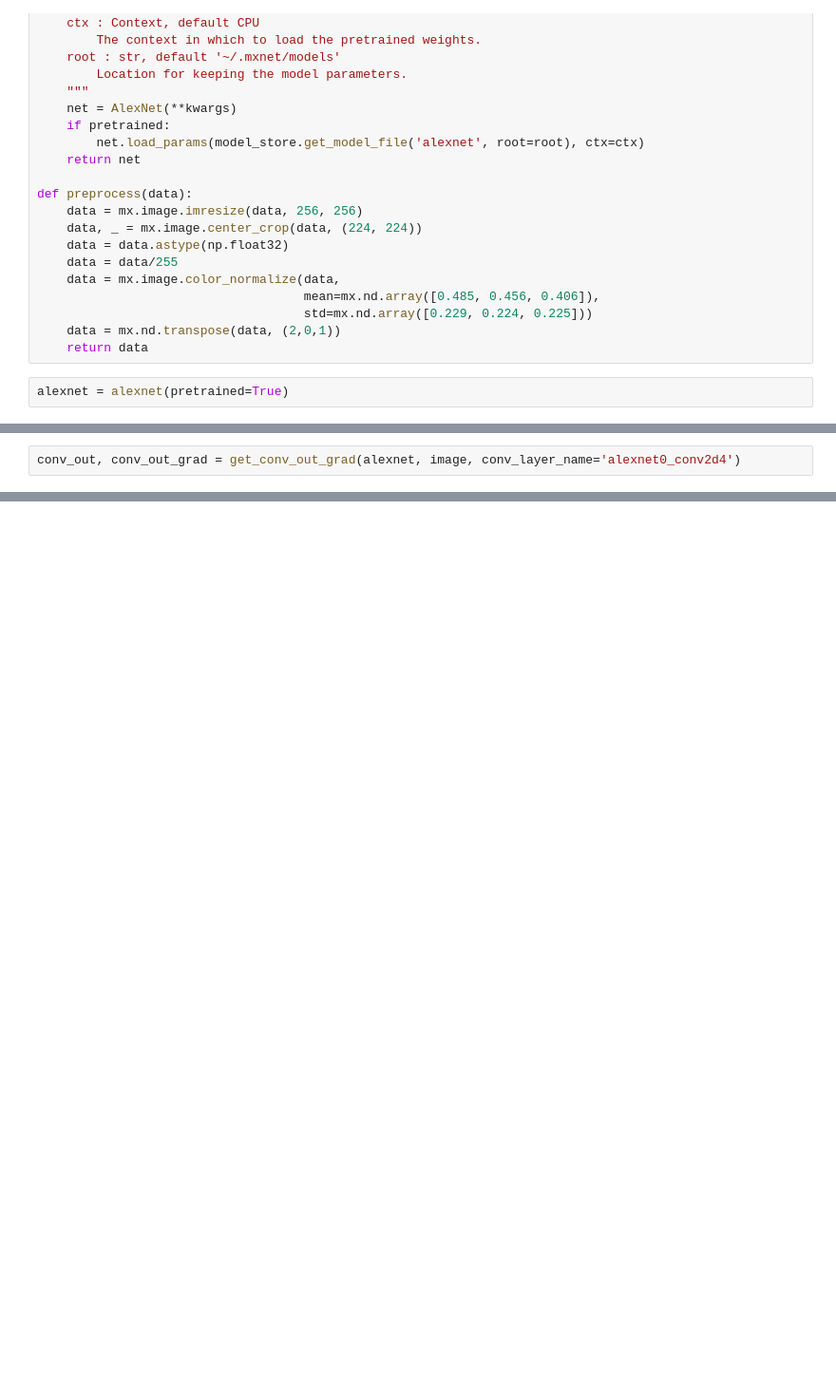
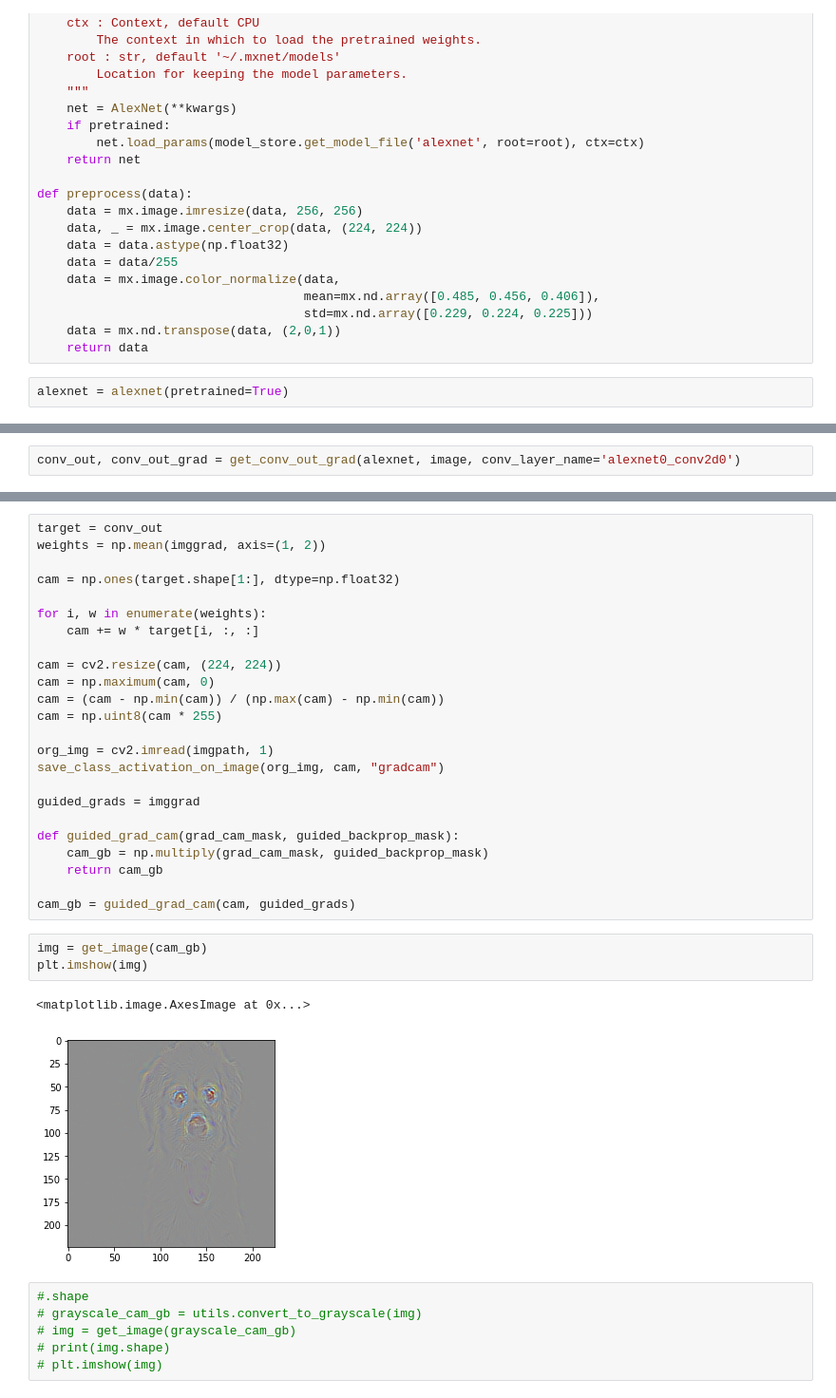
Before and after one commit to Ishitori/mxnet_tutorials, a Jupyter notebook: visualize_cnn/Interface.ipynb, the cells around one changed output, grey strips where cells are left out. Shown at 95% size. Drawn from its saved outputs; the diff is of its cells as text; blank space fills up the shorter version.

Commit message:
Gradcam works for any layer

```diff
--- a/visualize_cnn/Interface.ipynb
+++ b/visualize_cnn/Interface.ipynb
@@ -178,2 +168,2 @@ array([[[[ -1.16196729e-03,   1.92891457e-03,   1.86992041e-03, ...,
 # %%
-conv_out, conv_out_grad = get_conv_out_grad(alexnet, image, conv_layer_name='alexnet0_conv2d4')
+conv_out, conv_out_grad = get_conv_out_grad(alexnet, image, conv_layer_name='alexnet0_conv2d0')
@@ -199,0 +197,36 @@ array([[[[ 0.        ,  0.        ,  0.        , ...,  0.        ,
+# %%
+target = conv_out
+weights = np.mean(imggrad, axis=(1, 2))
+
+cam = np.ones(target.shape[1:], dtype=np.float32)
+
+for i, w in enumerate(weights):
+    cam += w * target[i, :, :]
+
+cam = cv2.resize(cam, (224, 224))
+cam = np.maximum(cam, 0)
+cam = (cam - np.min(cam)) / (np.max(cam) - np.min(cam))
+cam = np.uint8(cam * 255)
+
+org_img = cv2.imread(imgpath, 1)
+save_class_activation_on_image(org_img, cam, "gradcam")
+
+guided_grads = imggrad
+
+def guided_grad_cam(grad_cam_mask, guided_backprop_mask):
+    cam_gb = np.multiply(grad_cam_mask, guided_backprop_mask)
+    return cam_gb
+
+cam_gb = guided_grad_cam(cam, guided_grads)
+# %%
+img = get_image(cam_gb)
+plt.imshow(img)
+# %% [output]
+<matplotlib.image.AxesImage at 0x...>
+[figure, added]
+# %%
+#.shape
+# grayscale_cam_gb = utils.convert_to_grayscale(img)
+# img = get_image(grayscale_cam_gb)
+# print(img.shape)
+# plt.imshow(img)
```
Also changed, not shown: parts of 9 cells of this notebook.
